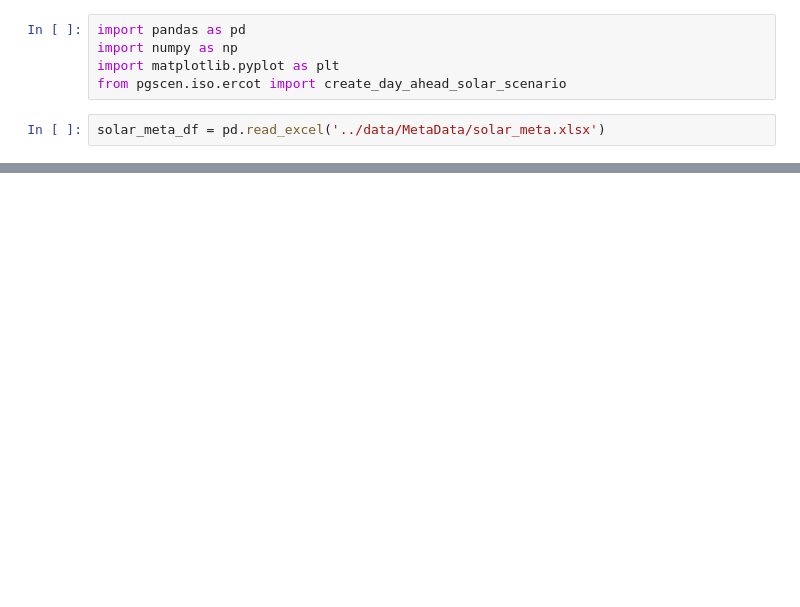
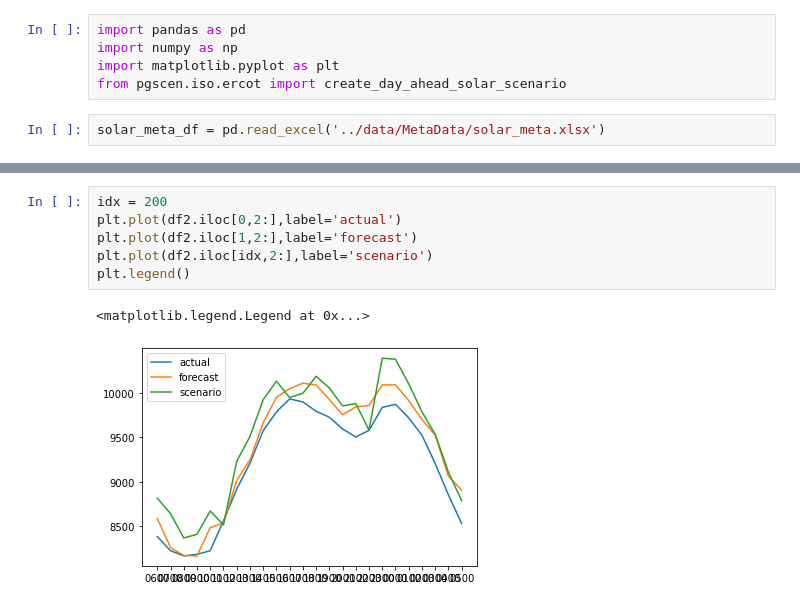
Before and after one commit to PrincetonUniversity/PGscen, a Jupyter notebook: example/day_ahead_solar_scenario.ipynb, the cells around one changed output, grey strips where cells are left out. Cells and saved outputs as stored; diff of their text form; blank space fills up the shorter version.

```diff
--- a/example/day_ahead_solar_scenario.ipynb
+++ b/example/day_ahead_solar_scenario.ipynb
@@ -19,0 +102,9 @@ output_dir = '/Users/xy3134/Research/PERFORM/Data/GEMINI_scenario/test/'
+# %%
+idx = 200
+plt.plot(df2.iloc[0,2:],label='actual')
+plt.plot(df2.iloc[1,2:],label='forecast')
+plt.plot(df2.iloc[idx,2:],label='scenario')
+plt.legend()
+# %% [output]
+<matplotlib.legend.Legend at 0x...>
+[figure, added]
```
Also changed, not shown: parts of 49 cells of this notebook, 7 other files.
